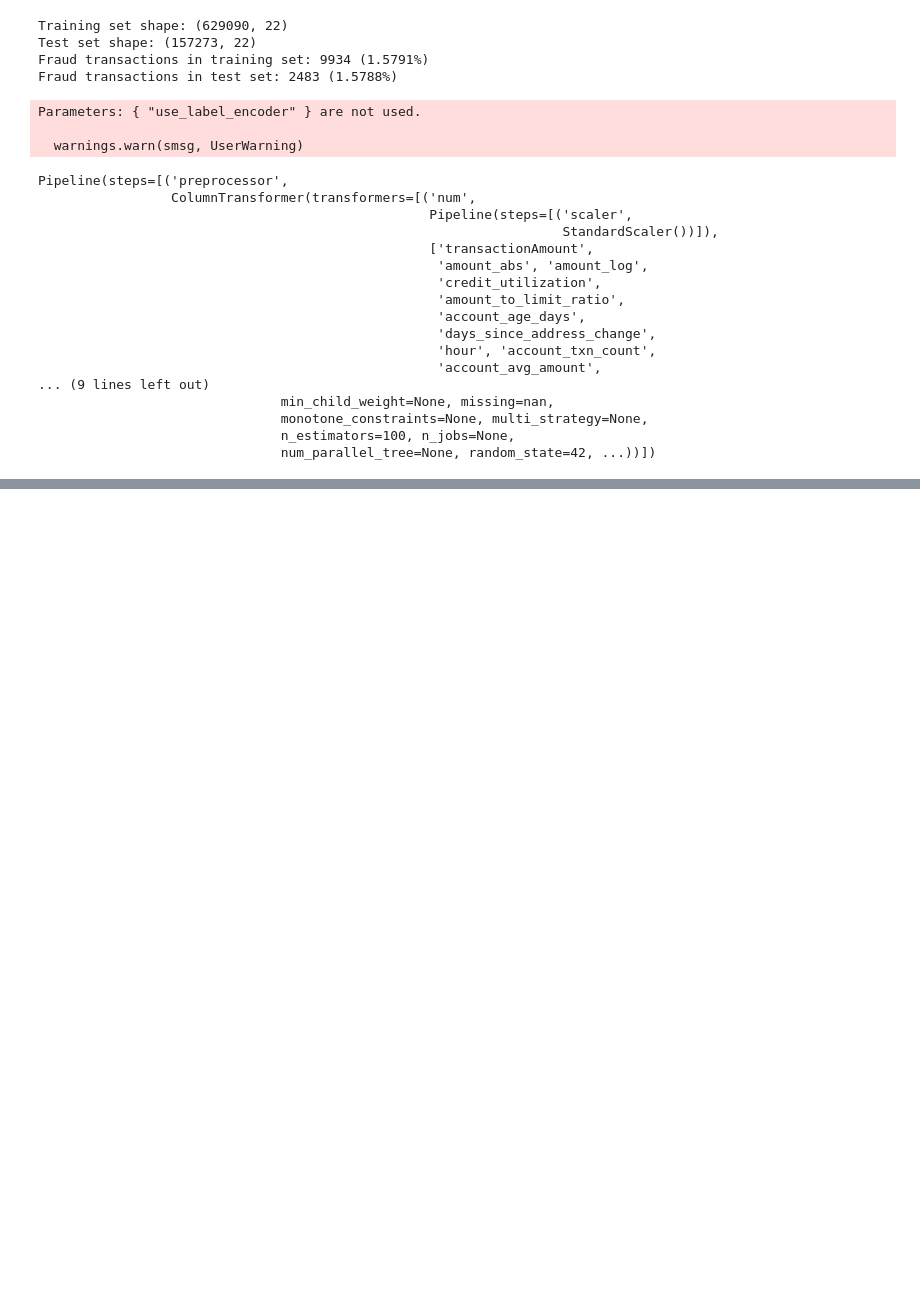
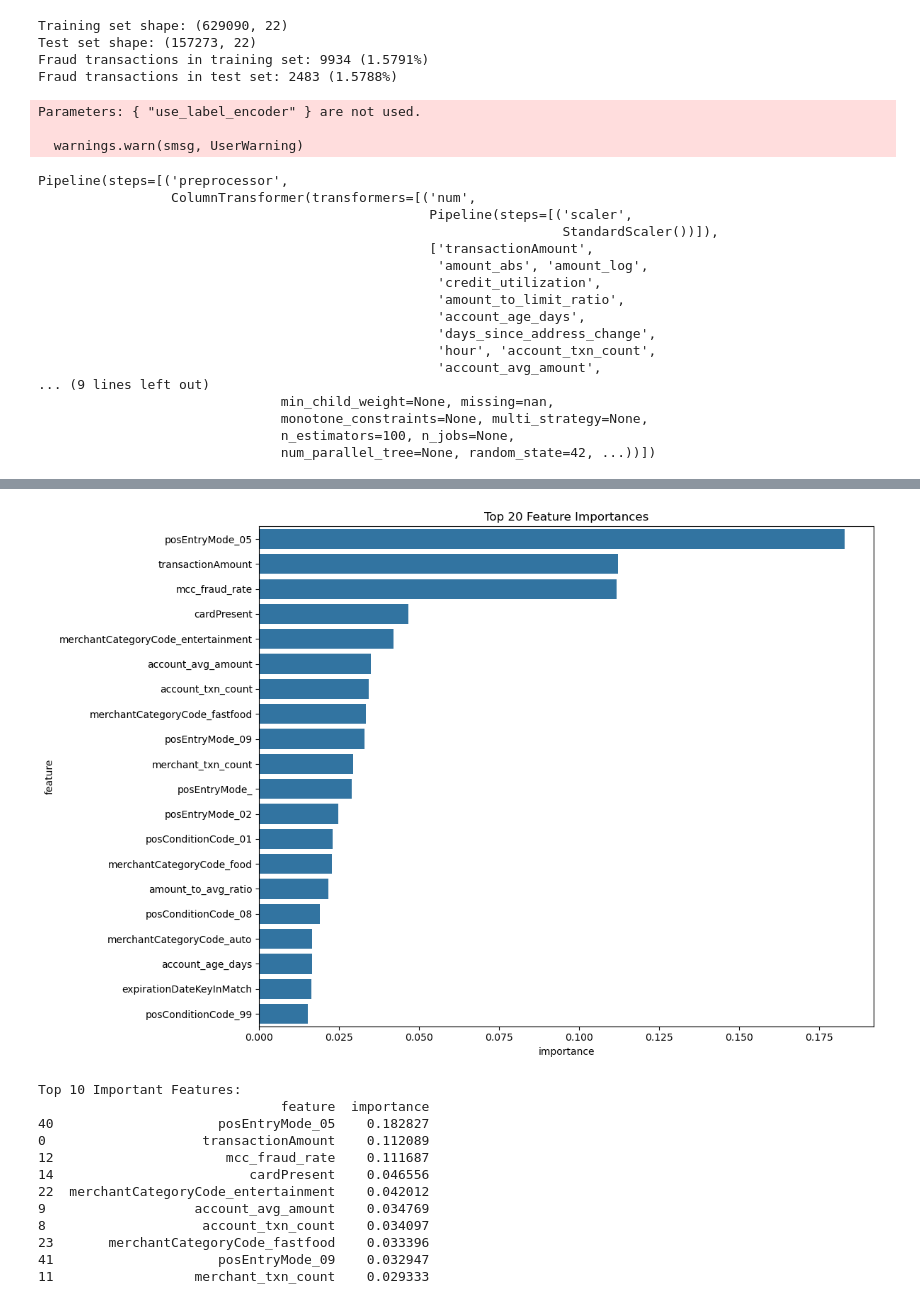
Before and after one commit to CassandraMaldonado/Deep-Dive-into-ML, a Jupyter notebook: Interview_Prep.ipynb, the cells around one changed output, grey strips where cells are left out. Saved outputs shown, nothing was run; the diff lists cells and outputs as text; code cells hidden in the pictures; blank space fills up the shorter version.

```diff
--- a/Interview_Prep.ipynb
+++ b/Interview_Prep.ipynb
@@ -750,0 +836,41 @@ Pipeline(steps=[('preprocessor',
+# %%
+# Feature importance analysis
+feature_names = (
+    numeric_features +
+    list(model.named_steps['preprocessor']
+         .transformers_[1][1]
+         .named_steps['onehot']
+         .get_feature_names_out(categorical_features))
+)
+
+importances = model.named_steps['classifier'].feature_importances_
+
+feature_importances = pd.DataFrame({
+    'feature': feature_names,
+    'importance': importances
+}).sort_values('importance', ascending=False)
+
+# Top features
+plt.figure(figsize=(12, 8))
+top_n = min(20, len(feature_importances))
+sns.barplot(x='importance', y='feature', data=feature_importances.head(top_n))
+plt.title(f'Top {top_n} Feature Importances')
+plt.tight_layout()
+plt.show()
+
+print("\nTop 10 Important Features:")
+print(feature_importances.head(10))
+# %% [output]
+[figure, added]
+Top 10 Important Features:
+                               feature  importance
+40                     posEntryMode_05    0.182827
+0                    transactionAmount    0.112089
+12                      mcc_fraud_rate    0.111687
+14                         cardPresent    0.046556
+22  merchantCategoryCode_entertainment    0.042012
+9                   account_avg_amount    0.034769
+8                    account_txn_count    0.034097
+23       merchantCategoryCode_fastfood    0.033396
+41                     posEntryMode_09    0.032947
+11                  merchant_txn_count    0.029333
```
Also changed, not shown: parts of 9 cells of this notebook.
